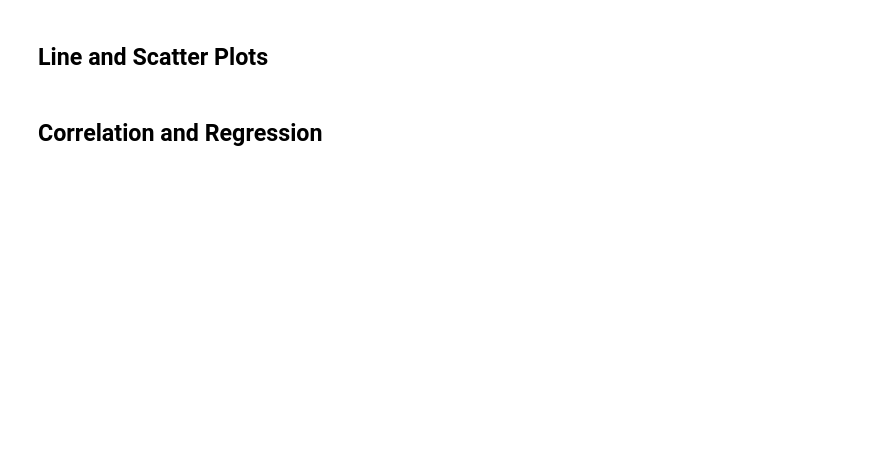
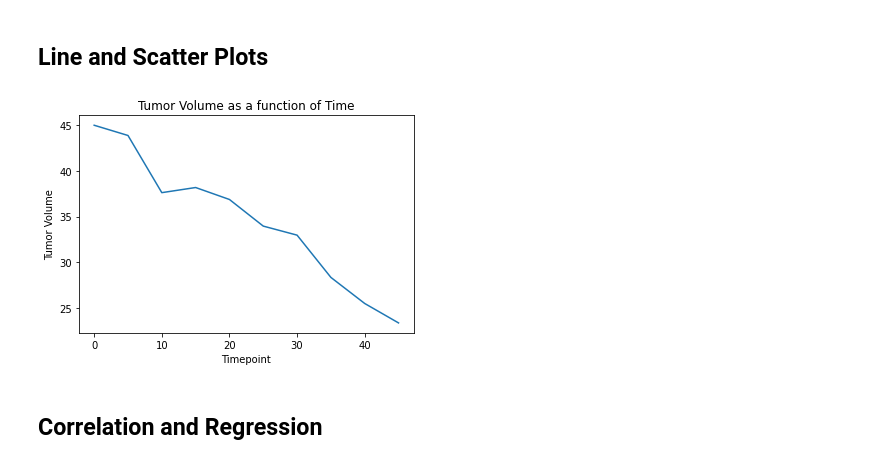
Before and after one commit to Jovh11/Matplotlib-Challenge, a Jupyter notebook: Pymaceuticals/pymaceuticals_starter.ipynb, the cells around one changed output. Drawn from its saved outputs; the diff is of its cells as text; code cells hidden in the pictures; blank space fills up the shorter version.

```diff
--- a/Pymaceuticals/pymaceuticals_starter.ipynb
+++ b/Pymaceuticals/pymaceuticals_starter.ipynb
@@ -216,2 +245,16 @@ Name: Timepoint, dtype: int64
+# %%
+# Generate a line plot of tumor volume vs. time point for a mouse treated with Capomulin
+target_mouse = drug_df['Mouse ID']
+target_mouse = target_mouse.iloc[0]
+target_mouse
+target_df = combined_data.loc[combined_data['Mouse ID'] == target_mouse]
+target_df
+plt.plot(target_df['Timepoint'], target_df['Tumor Volume (mm3)'])
+plt.ylabel('Tumor Volume')
+plt.xlabel('Timepoint')
+plt.title('Tumor Volume as a function of Time')
+plt.show()
+# %% [output]
+[figure, added]
 # %% [markdown]
 ## Correlation and Regression
```
Also changed, not shown: parts of 10 cells of this notebook.
